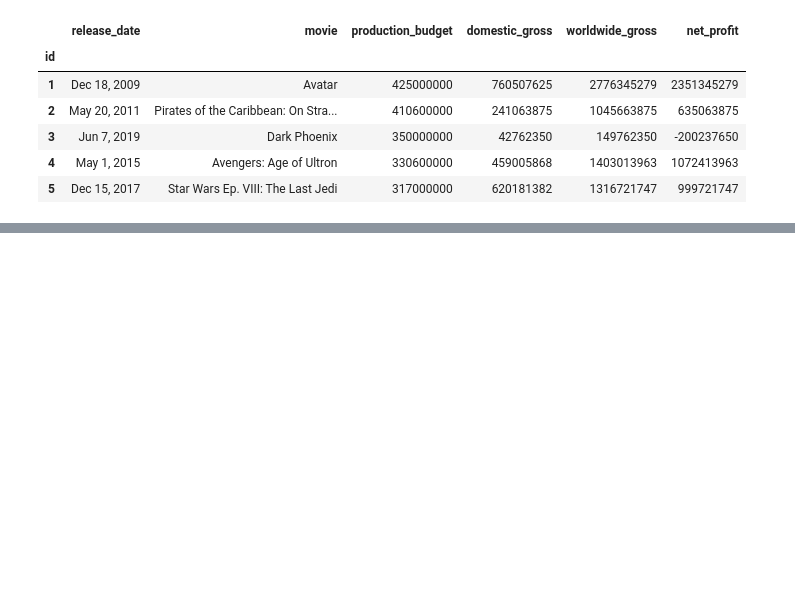
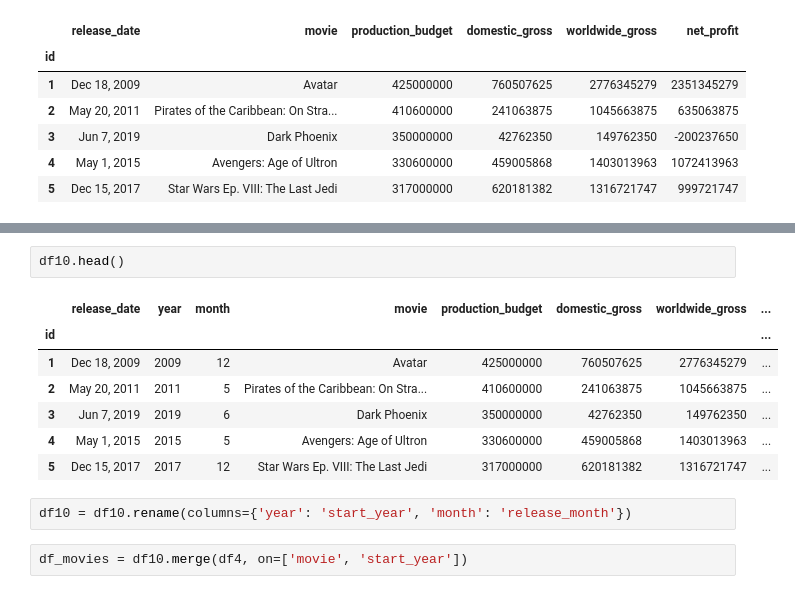
Before and after one commit to KenHoffman95/Movie-Box-Office-Predictor-, a Jupyter notebook: Data Cleaning and Feature Engineering.ipynb, the cells around one changed output, grey strips where cells are left out. Saved outputs shown, nothing was run; the diff lists cells and outputs as text; blank space fills up the shorter version.

```diff
--- a/Data Cleaning and Feature Engineering.ipynb
+++ b/Data Cleaning and Feature Engineering.ipynb
@@ -155,0 +187,14 @@ df10.head()
+# %%
+df10.head()
+# %% [output]
+|  | release_date | year | month | movie | production_budget | domestic_gross | worldwide_gross | ... |
+| id |  |  |  |  |  |  |  | ... |
+| 1 | Dec 18, 2009 | 2009 | 12 | Avatar | 425000000 | 760507625 | 2776345279 | ... |
+| 2 | May 20, 2011 | 2011 | 5 | Pirates of the Caribbean: On Stra... | 410600000 | 241063875 | 1045663875 | ... |
+| 3 | Jun 7, 2019 | 2019 | 6 | Dark Phoenix | 350000000 | 42762350 | 149762350 | ... |
+| 4 | May 1, 2015 | 2015 | 5 | Avengers: Age of Ultron | 330600000 | 459005868 | 1403013963 | ... |
+| 5 | Dec 15, 2017 | 2017 | 12 | Star Wars Ep. VIII: The Last Jedi | 317000000 | 620181382 | 1316721747 | ... |
+# %%
+df10 = df10.rename(columns={'year': 'start_year', 'month': 'release_month'})
+# %%
+df_movies = df10.merge(df4, on=['movie', 'start_year'])
```
Also changed, not shown: parts of 13 cells of this notebook.
